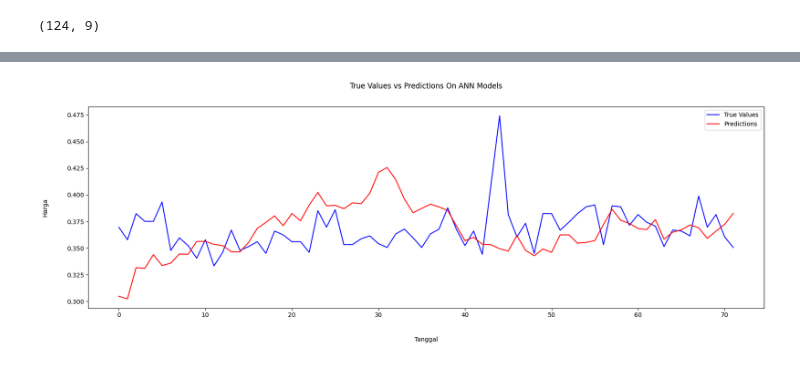
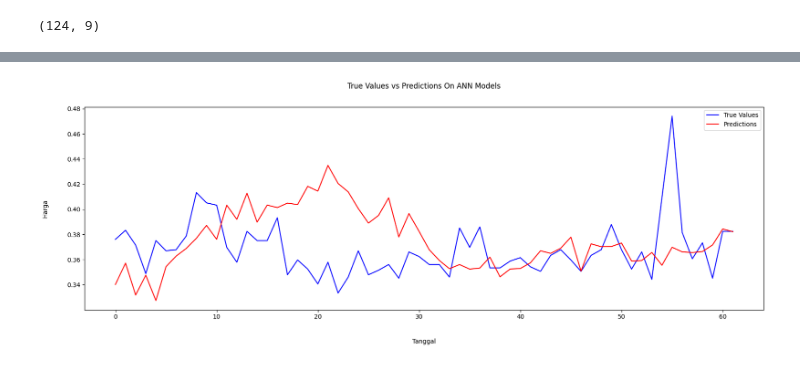
Before and after one commit to wisnukuncoro/final-project, a Jupyter notebook: app/MachineLearning/notebooks/modelling.ipynb, the cells around one changed output, grey strips where cells are left out. Cells and saved outputs as stored; diff of their text form; code cells hidden in the pictures.

```diff
--- a/app/MachineLearning/notebooks/modelling.ipynb
+++ b/app/MachineLearning/notebooks/modelling.ipynb
@@ -32,7 +32,7 @@ data_train = data_scaled[:train_split]
 data_val = data_scaled[train_split:-test_split]
 data_test = data_scaled[-test_split:]
 # %%
-n_feature = 0
+n_feature = 8
 n_timestep = 30
 n_output = 31
 
@@ -373,25 +196,27 @@ WARNING:absl:You are saving your model as an HDF5 file via `model.save()` or `ke
 # %%
-dataTrainAnn = dataTrain.reshape((dataTrain.shape[0], dataTrain.shape[1]))
-dataTestAnn = dataTest.reshape((dataTest.shape[0], dataTest.shape[1]))
-dataValAnn = dataVal.reshape((dataVal.shape[0], dataVal.shape[1]))
+dataTrainAnn = data_train.reshape((data_train.shape[0], data_train.shape[1]))
+dataTestAnn = data_test.reshape((data_test.shape[0], data_test.shape[1]))
+dataValAnn = data_val.reshape((data_val.shape[0], data_val.shape[1]))
 # %%
 dataValAnn.shape
 # %% [output]
 (124, 9)
 # %%
+n_output = 31
+
 def createXY_ann(data, n_past, n_feature):
   dataX = []
   dataY = []
   for i in range(n_past, len(data)-31):
     dataX.append(data[i - n_past:i, n_feature])
-    dataY.append(data[i+31, n_feature])
+    dataY.append(data[i:i+n_output, n_feature])
   dataX = np.array(dataX)
   dataY = np.array(dataY)
   return dataX, dataY
 
-trainX_ann, trainY_ann = createXY_ann(dataTrainAnn, 20, 0)
-testX_ann, testY_ann = createXY_ann(dataTestAnn, 20, 0)
-valX_ann, valY_ann = createXY_ann(dataValAnn, 20, 0)
+trainX_ann, trainY_ann = createXY_ann(dataTrainAnn, 30, 8)
+testX_ann, testY_ann = createXY_ann(dataTestAnn, 30, 8)
+valX_ann, valY_ann = createXY_ann(dataValAnn, 30, 8)
 
 input_shape_ann = trainX_ann[0].shape
 input_shape_ann
@@ -404,9 +229,11 @@ testX_ann.shape
 # %%
 # Build the ANN model
+
 model_ann = tf.keras.models.Sequential([
   tf.keras.layers.Input(shape=input_shape_ann),
-  tf.keras.layers.Dense(units=256, activation='relu'),
-  tf.keras.layers.Dense(units=1, activation='relu'),
+  tf.keras.layers.Dense(units=64, activation='relu'),
+  tf.keras.layers.Dense(units=64, activation='relu'),
+  tf.keras.layers.Dense(units=31),
 ])
 
 model_ann.compile(optimizer='adam',
@@ -414,7 +241,7 @@ model_ann.compile(optimizer='adam',
 
 model_ann.fit(trainX_ann,
               trainY_ann,
-              epochs=10,
+              epochs=30,
               batch_size=32,
               validation_data=(valX_ann, valY_ann))
 
@@ -456,15 +273,15 @@ array([[0.30491993],
 # %%
 # Plot nilai prediksi dan nilai sebenarnya
 
 plt.figure(figsize=(20, 6))
-plt.plot(testY, label='True Values', color='blue')
-plt.plot(predictions_ann, label='Predictions', color='red')
+plt.plot(testY[:, 10], label='True Values', color='blue')
+plt.plot(predictions_ann[:, 10], label='Predictions', color='red')
 
 plt.xlabel('Tanggal', labelpad=30)
 plt.ylabel('Harga', labelpad=30)
 plt.title('True Values vs Predictions On ANN Models', pad=30)
 plt.legend()
 
 plt.show()
 # %% [output]
-[figure, old version]
+[figure, new version]
```
Also changed, not shown: parts of 32 cells of this notebook, 8 other files.
